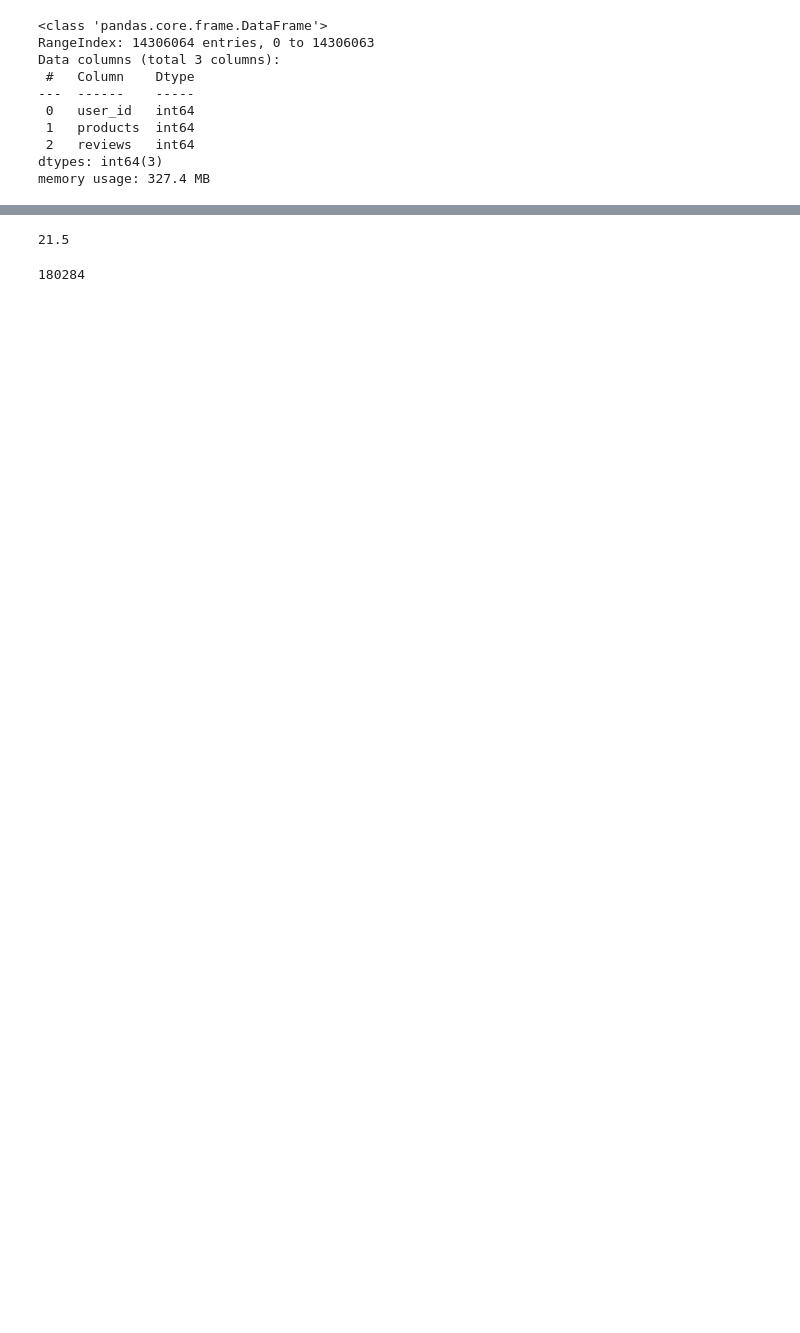
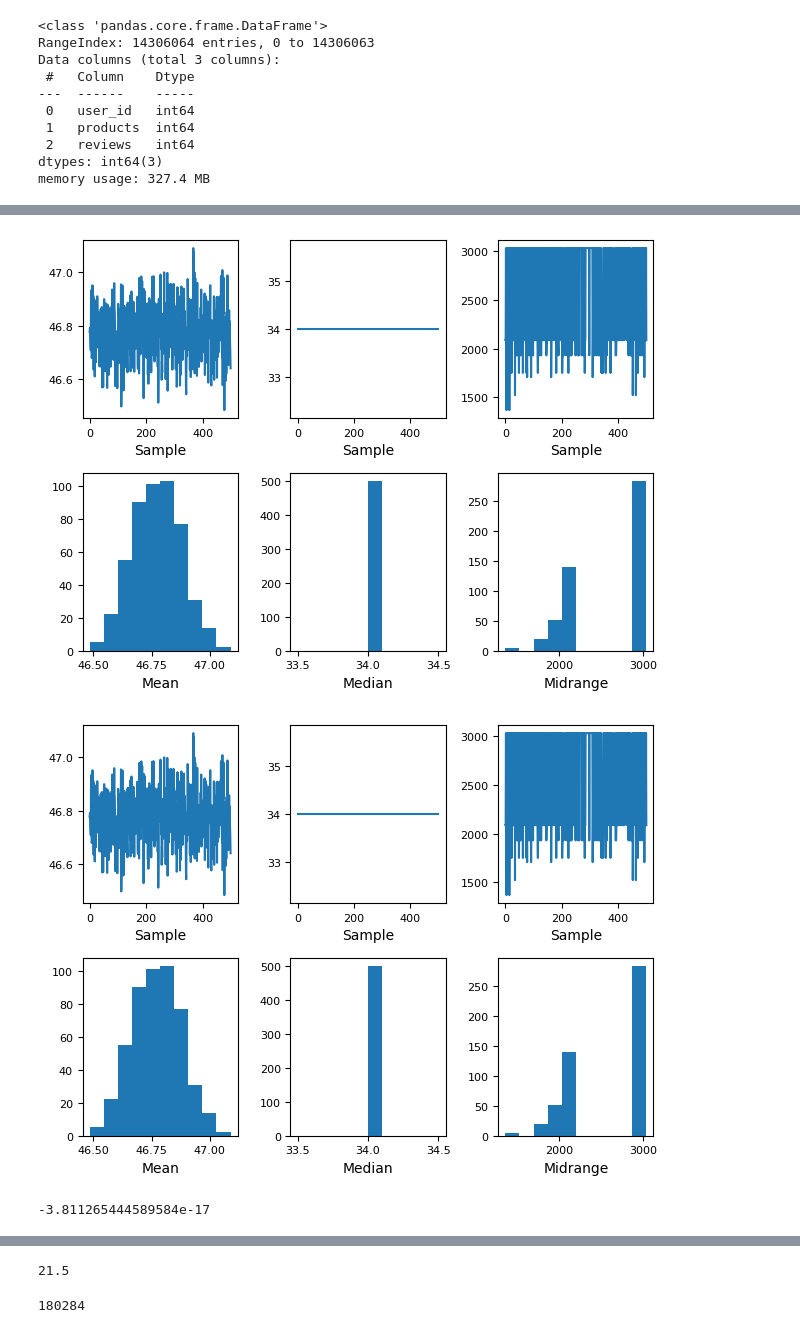
Before and after one commit to swatt45/Capstone, a Jupyter notebook: D502 EDA.ipynb, the cells around one changed output, grey strips where cells are left out. Drawn from its saved outputs; the diff is of its cells as text; code cells hidden in the pictures; blank space fills up the shorter version.

```diff
--- a/D502 EDA.ipynb
+++ b/D502 EDA.ipynb
@@ -47,0 +111,9 @@ memory usage: 327.4 MB
+# %%
+pd.plotting.bootstrap_plot(big_users.reviews, size=100000)
+# %% [output]
+[figure, added]
+[figure, added]
+# %%
+dfuser.std_reviews.mean()
+# %% [output]
+-3.811265444589584e-17
```
Also changed, not shown: parts of 20 cells of this notebook.
